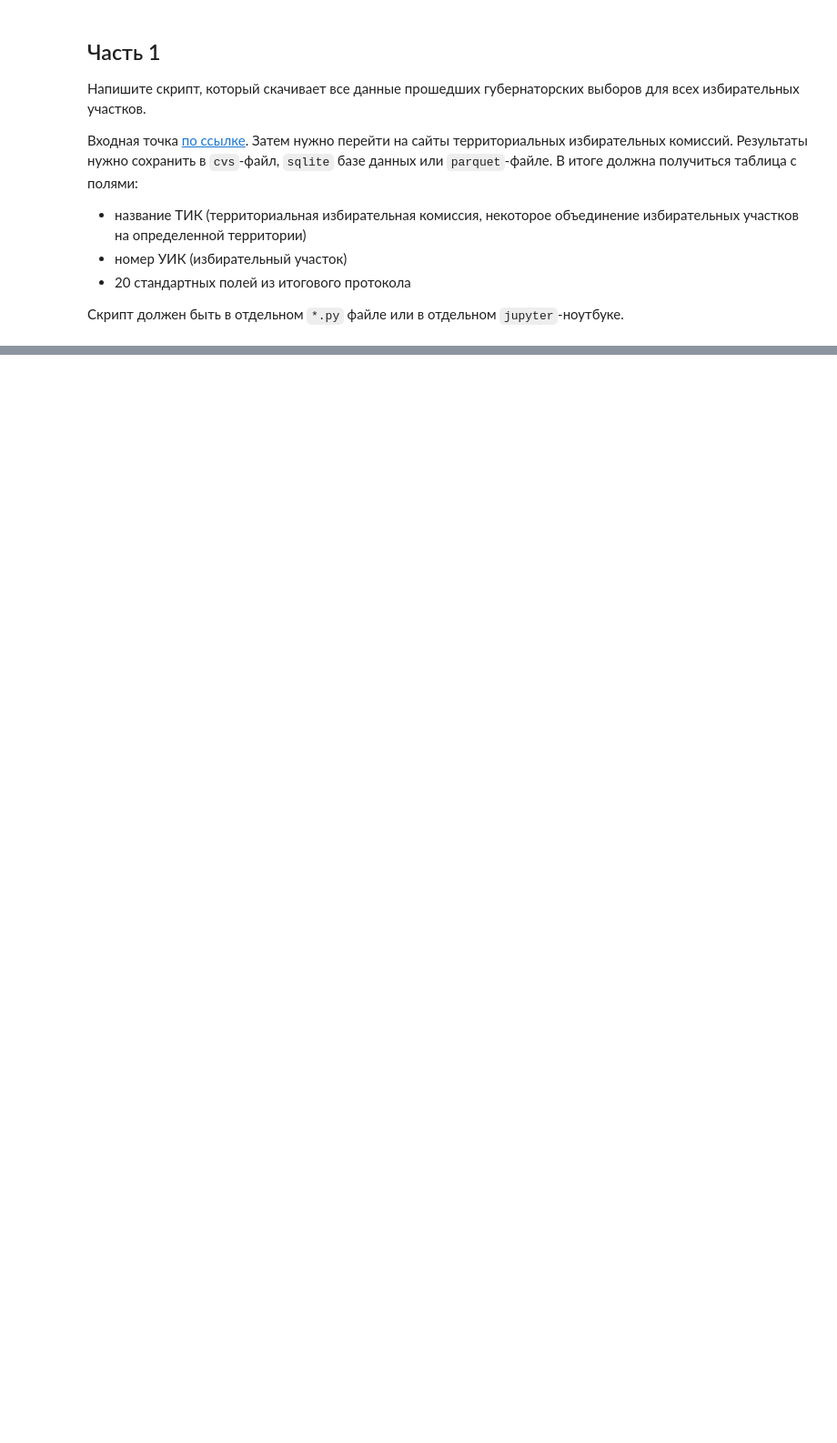
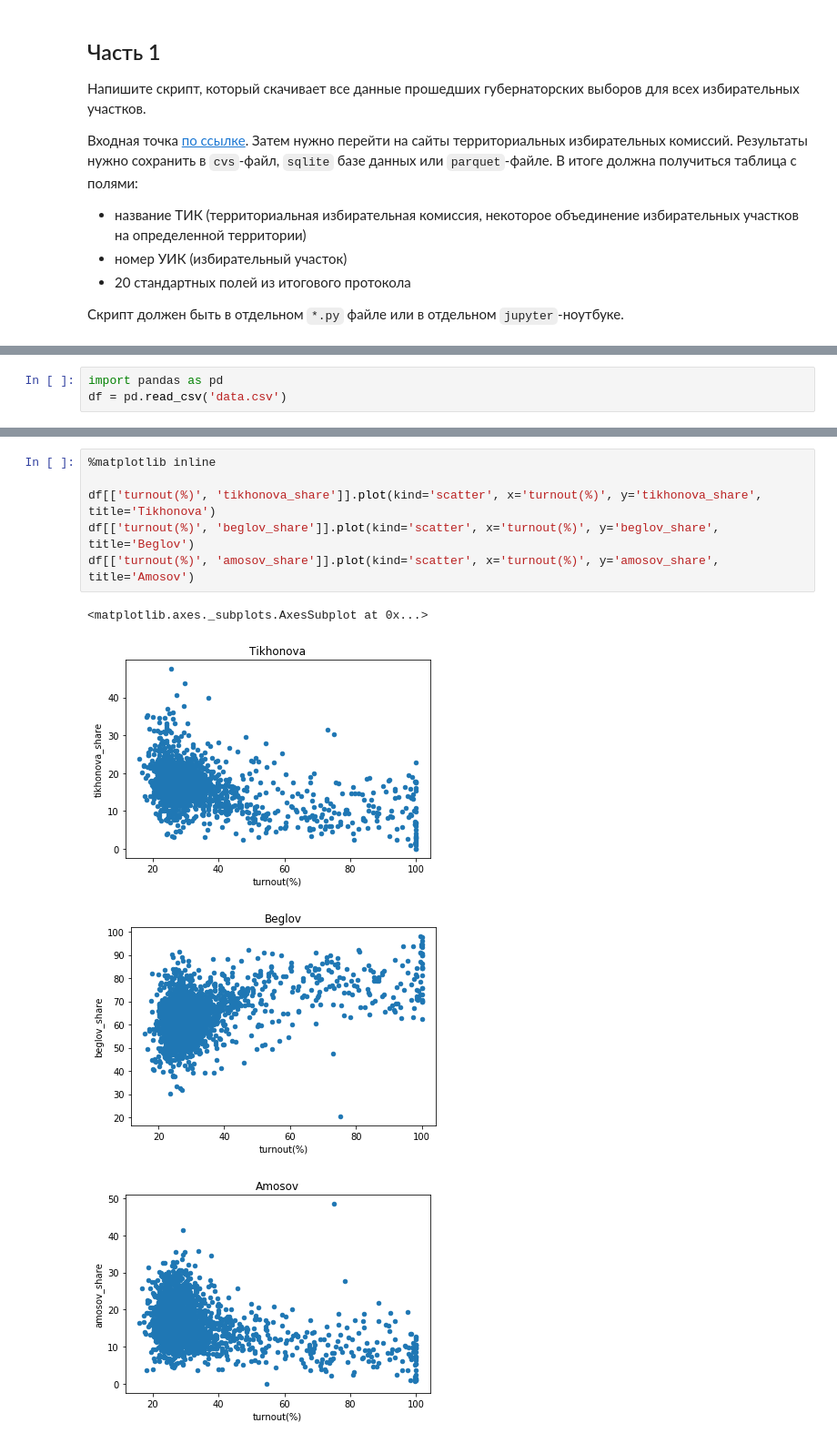
Before and after one commit to shumoff/document_clusterisation, a Jupyter notebook: tasks/Task_4.ipynb, the cells around one changed output, grey strips where cells are left out. Shown: that part at 91% size. Drawn from its saved outputs; the diff is of its cells as text; blank space fills up the shorter version.

```diff
--- a/tasks/Task_4.ipynb
+++ b/tasks/Task_4.ipynb
@@ -19,0 +24,3 @@
+# %%
+import pandas as pd
+df = pd.read_csv('data.csv')
@@ -19,0 +134,11 @@
+# %%
+%matplotlib inline
+
+df[['turnout(%)', 'tikhonova_share']].plot(kind='scatter', x='turnout(%)', y='tikhonova_share', title='Tikhonova')
+df[['turnout(%)', 'beglov_share']].plot(kind='scatter', x='turnout(%)', y='beglov_share', title='Beglov')
+df[['turnout(%)', 'amosov_share']].plot(kind='scatter', x='turnout(%)', y='amosov_share', title='Amosov')
+# %% [output]
+<matplotlib.axes._subplots.AxesSubplot at 0x...>
+[figure, added]
+[figure, added]
+[figure, added]
```
Also changed, not shown: parts of 16 cells of this notebook, 4 other files.
